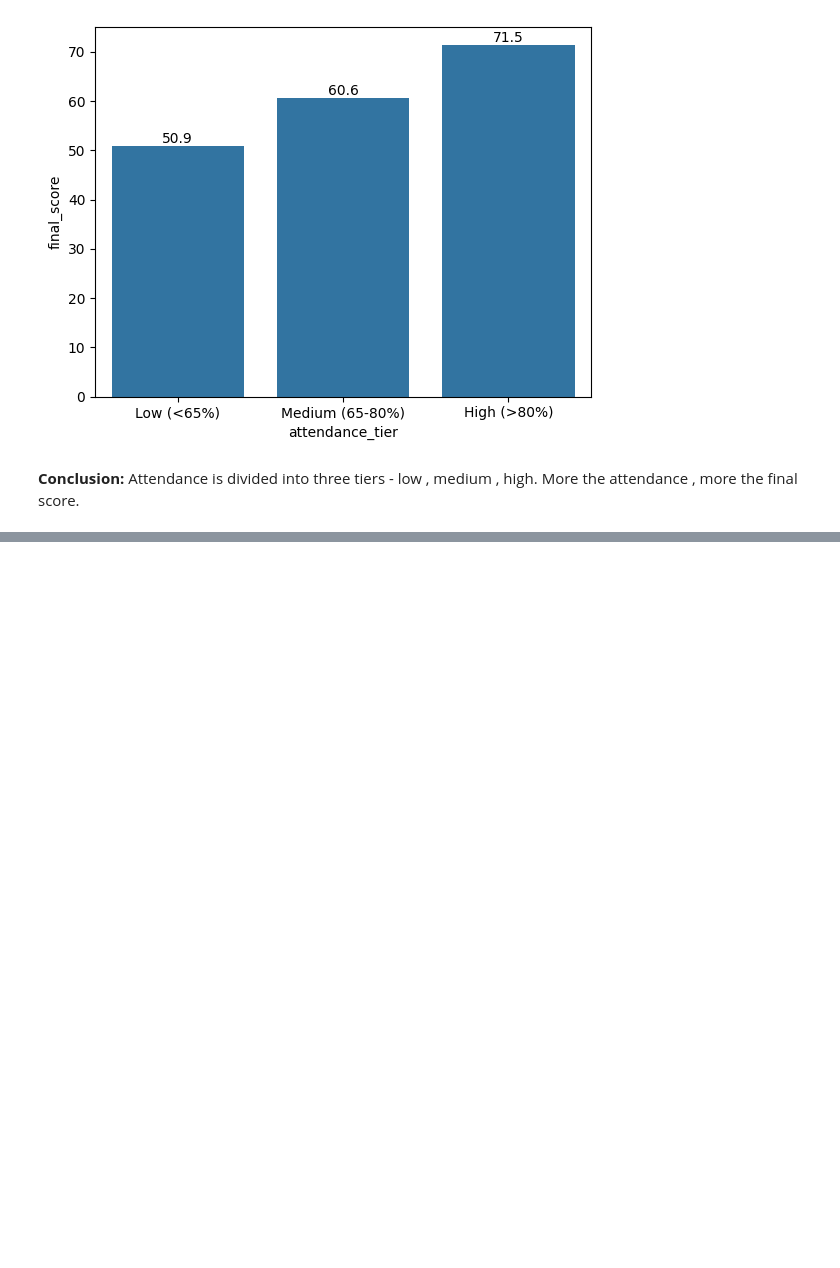
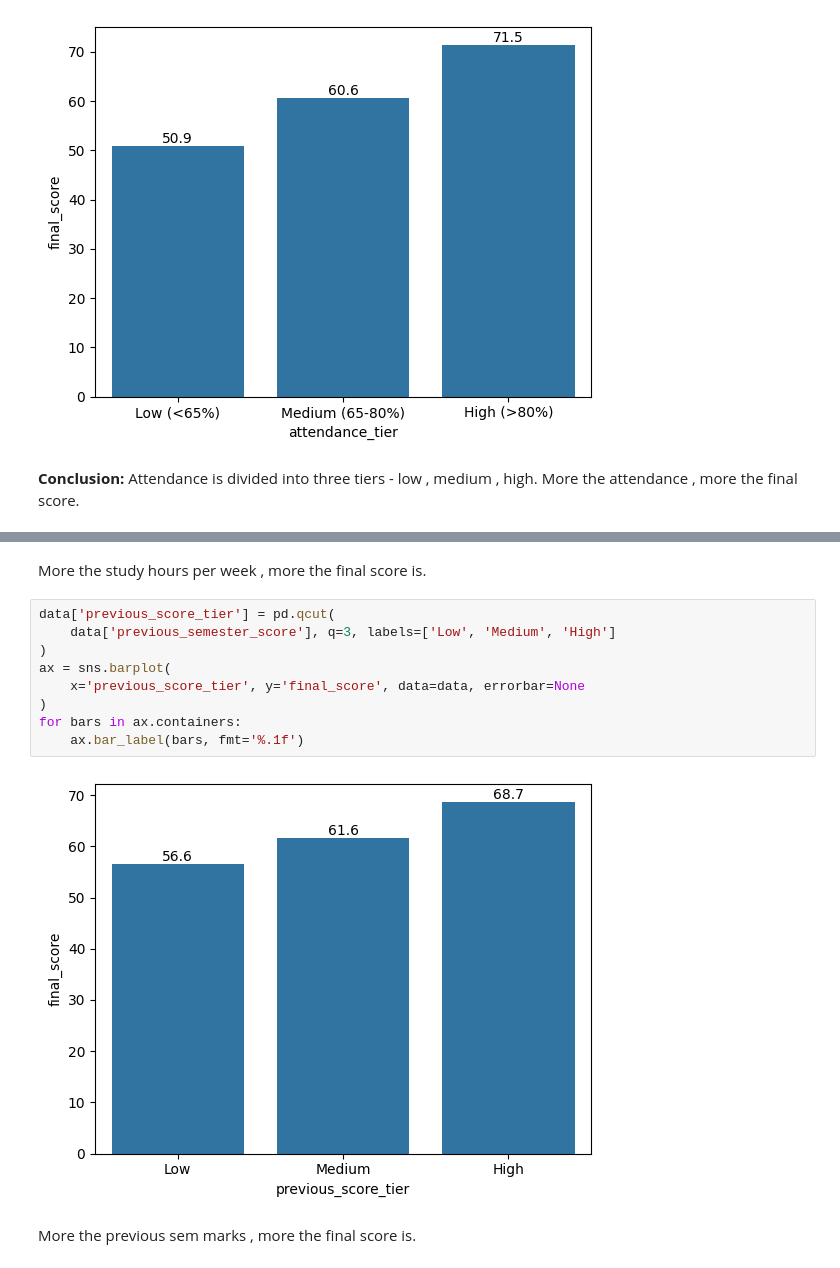
Before and after one commit to T1050/student-performance-predictor, a Jupyter notebook: student-performance-predictor.ipynb, the cells around one changed output, grey strips where cells are left out. Cells and saved outputs as stored; diff of their text form; blank space fills up the shorter version.

```diff
--- a/student-performance-predictor.ipynb
+++ b/student-performance-predictor.ipynb
@@ -296,0 +312,15 @@ for bars in ax.containers:
+# %% [markdown]
+More the study hours per week , more the final score is.
+# %%
+data['previous_score_tier'] = pd.qcut(
+    data['previous_semester_score'], q=3, labels=['Low', 'Medium', 'High']
+)
+ax = sns.barplot(
+    x='previous_score_tier', y='final_score', data=data, errorbar=None
+)
+for bars in ax.containers:
+    ax.bar_label(bars, fmt='%.1f')
+# %% [output]
+[figure, added]
+# %% [markdown]
+More the previous sem marks , more the final score is.
```
Also changed, not shown: parts of 1 cell of this notebook.
